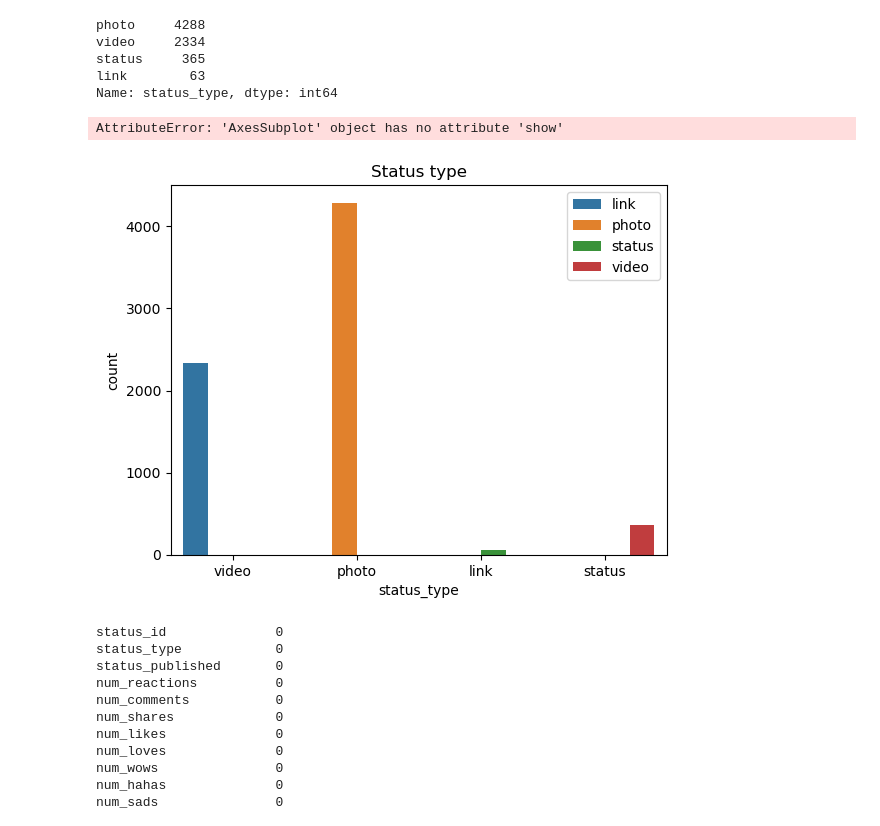
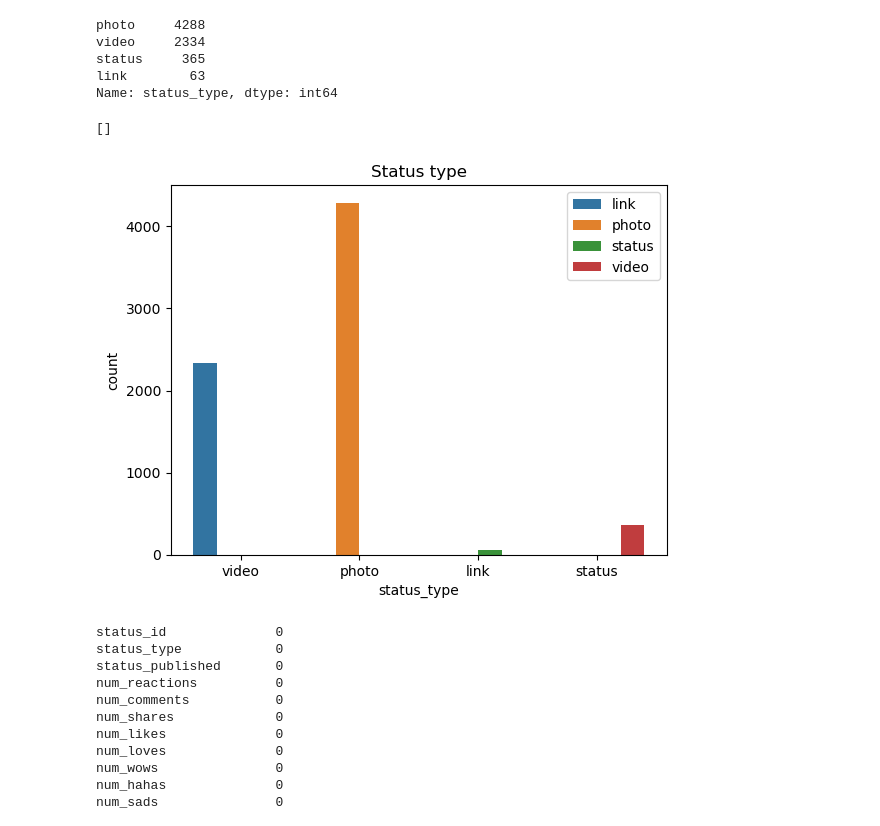
Before and after one commit to Likimeya/Algoritmos_de_aprendizaje_no_suvervisados_agrupacion, a Jupyter notebook: Tasca M8 T01.ipynb, the cells around one changed output. Cells and saved outputs as stored; diff of their text form; code cells hidden in the pictures.

```diff
--- a/Tasca M8 T01.ipynb
+++ b/Tasca M8 T01.ipynb
@@ -75,14 +76,14 @@ Name: status_type, dtype: int64
 # %%
 fig = sns.countplot(x='status_type', hue='status_type', data=df)
 fig.set_title('Status type')
 fig.set_xlabel('status_type')
 fig.set_ylabel('count')
 fig.legend(labels = ['link', 'photo', 'status', 'video'])
 
-fig.show()
+fig.plot()
 # %% [output]
-AttributeError: 'AxesSubplot' object has no attribute 'show'
+[]
-[figure, old version]
+[figure, new version]
 # %%
 df.isnull().sum()
 # %% [output]
```
Also changed, not shown: parts of 33 cells of this notebook.
